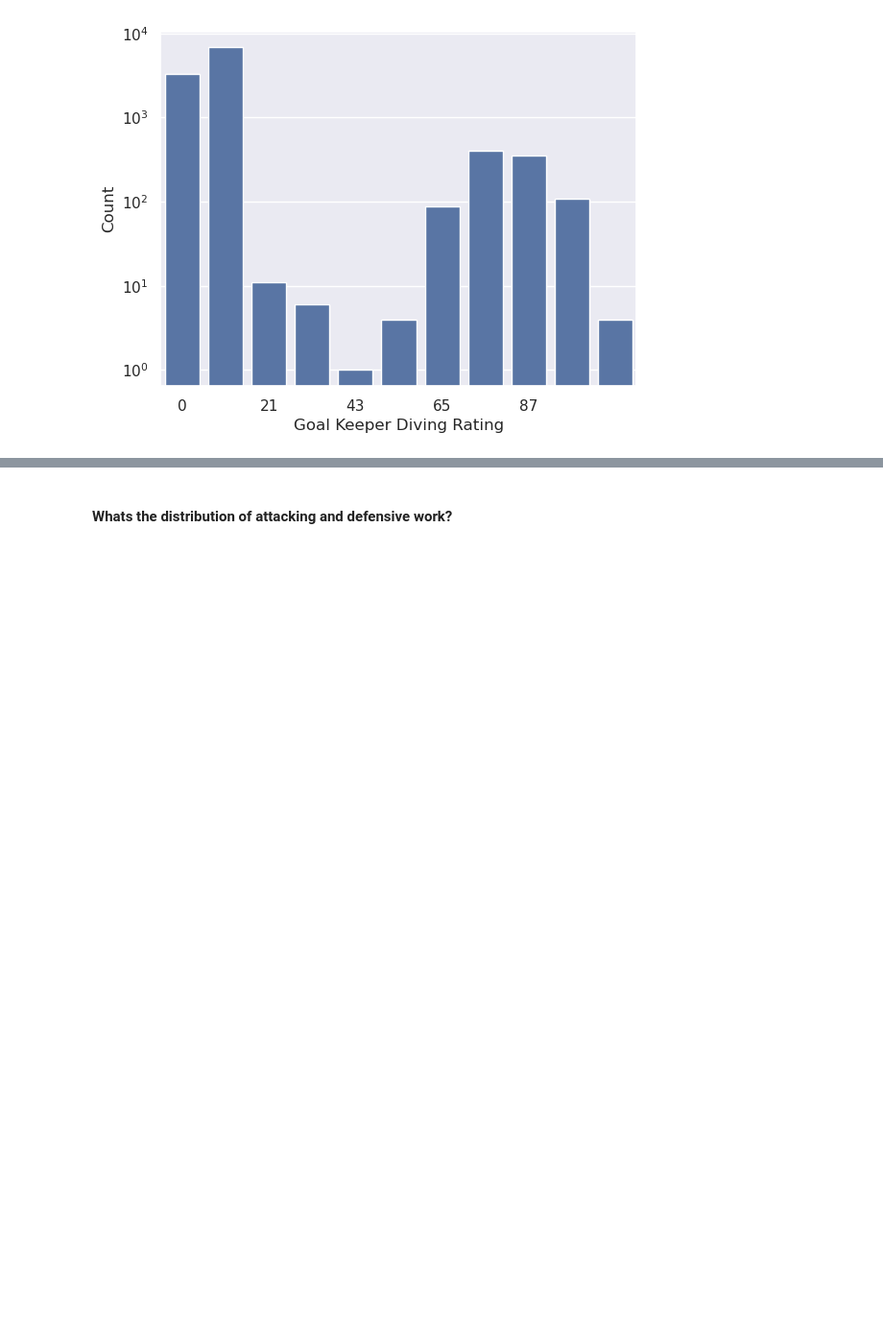
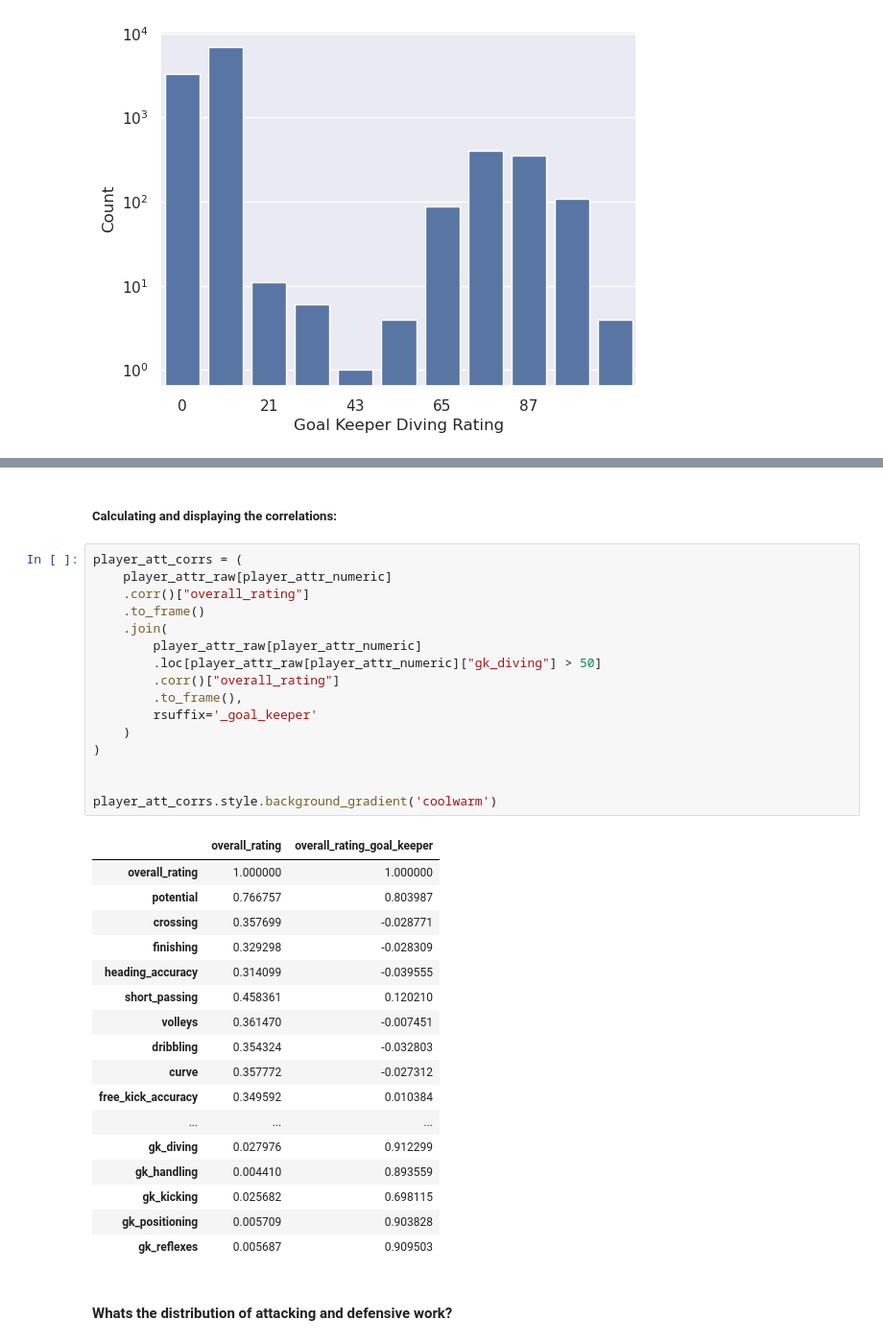
Before and after one commit to gediminas-skvarnavicius/football-db-analysis, a Jupyter notebook: analysis.ipynb, the cells around one changed output, grey strips where cells are left out. Shown at 96% size. Saved outputs shown, nothing was run; the diff lists cells and outputs as text; blank space fills up the shorter version.

Commit message:
player attr corr and player class

```diff
--- a/analysis.ipynb
+++ b/analysis.ipynb
@@ -441,3 +486,39 @@ plt.show()
+# %% [markdown]
+##### Calculating and displaying the correlations:
+# %%
+player_att_corrs = (
+    player_attr_raw[player_attr_numeric]
+    .corr()["overall_rating"]
+    .to_frame()
+    .join(
+        player_attr_raw[player_attr_numeric]
+        .loc[player_attr_raw[player_attr_numeric]["gk_diving"] > 50]
+        .corr()["overall_rating"]
+        .to_frame(),
+        rsuffix='_goal_keeper'
+    )
+)
+
+
+player_att_corrs.style.background_gradient('coolwarm')
+# %% [output]
+|  | overall_rating | overall_rating_goal_keeper |
+| overall_rating | 1.000000 | 1.000000 |
+| potential | 0.766757 | 0.803987 |
+| crossing | 0.357699 | -0.028771 |
+| finishing | 0.329298 | -0.028309 |
+| heading_accuracy | 0.314099 | -0.039555 |
+| short_passing | 0.458361 | 0.120210 |
+| volleys | 0.361470 | -0.007451 |
+| dribbling | 0.354324 | -0.032803 |
+| curve | 0.357772 | -0.027312 |
+| free_kick_accuracy | 0.349592 | 0.010384 |
+| ... | ... | ... |
+| gk_diving | 0.027976 | 0.912299 |
+| gk_handling | 0.004410 | 0.893559 |
+| gk_kicking | 0.025682 | 0.698115 |
+| gk_positioning | 0.005709 | 0.903828 |
+| gk_reflexes | 0.005687 | 0.909503 |
 # %% [markdown]
 #### Whats the distribution of attacking and defensive work?
 # %%
```
Also changed, not shown: parts of 4 cells of this notebook, 2 other files.
